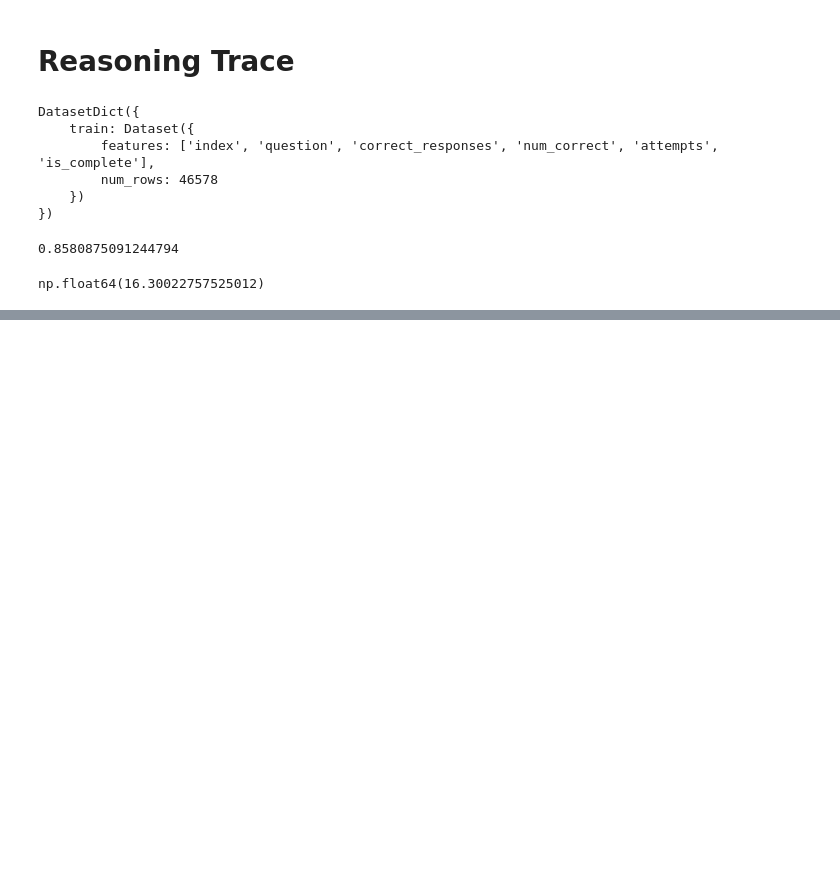
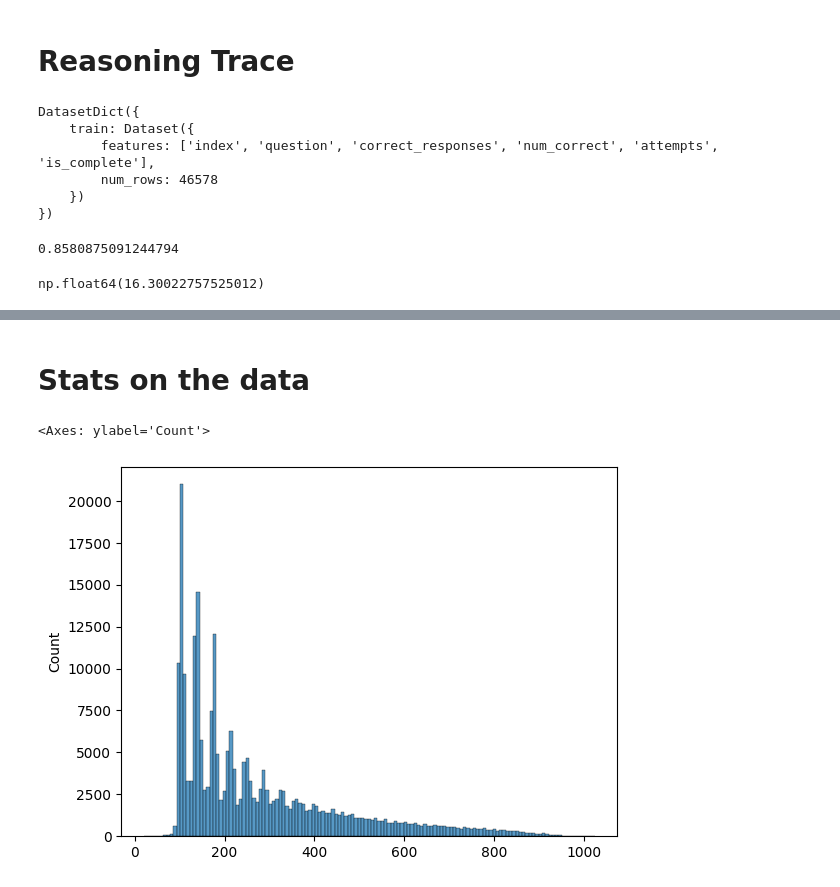
Before and after one commit to Aochong-Li/perturb-r, a Jupyter notebook: notebook/datasets.ipynb, the cells around one changed output, grey strips where cells are left out. Drawn from its saved outputs; the diff is of its cells as text; code cells hidden in the pictures; blank space fills up the shorter version.

```diff
--- a/notebook/datasets.ipynb
+++ b/notebook/datasets.ipynb
@@ -505,0 +602,11 @@ np.float64(16.30022757525012)
+# %% [markdown]
+# Stats on the data
+# %%
+dataset = load_dataset("aochongoliverli/Qwen2.5-3B-countdown-level4-1epochs-4rollouts-1024max-length-reasoning-traces-rollout-sft")
+correct_answer = dataset["correct"]
+correct_format = dataset["correct_format"].filter(lambda x: x['rewards']<1.)
+# %%
+sns.histplot(correct_answer['generated_token_counts'])
+# %% [output]
+<Axes: ylabel='Count'>
+[figure, added]
```
Also changed, not shown: parts of 9 cells of this notebook, 2 other files.
